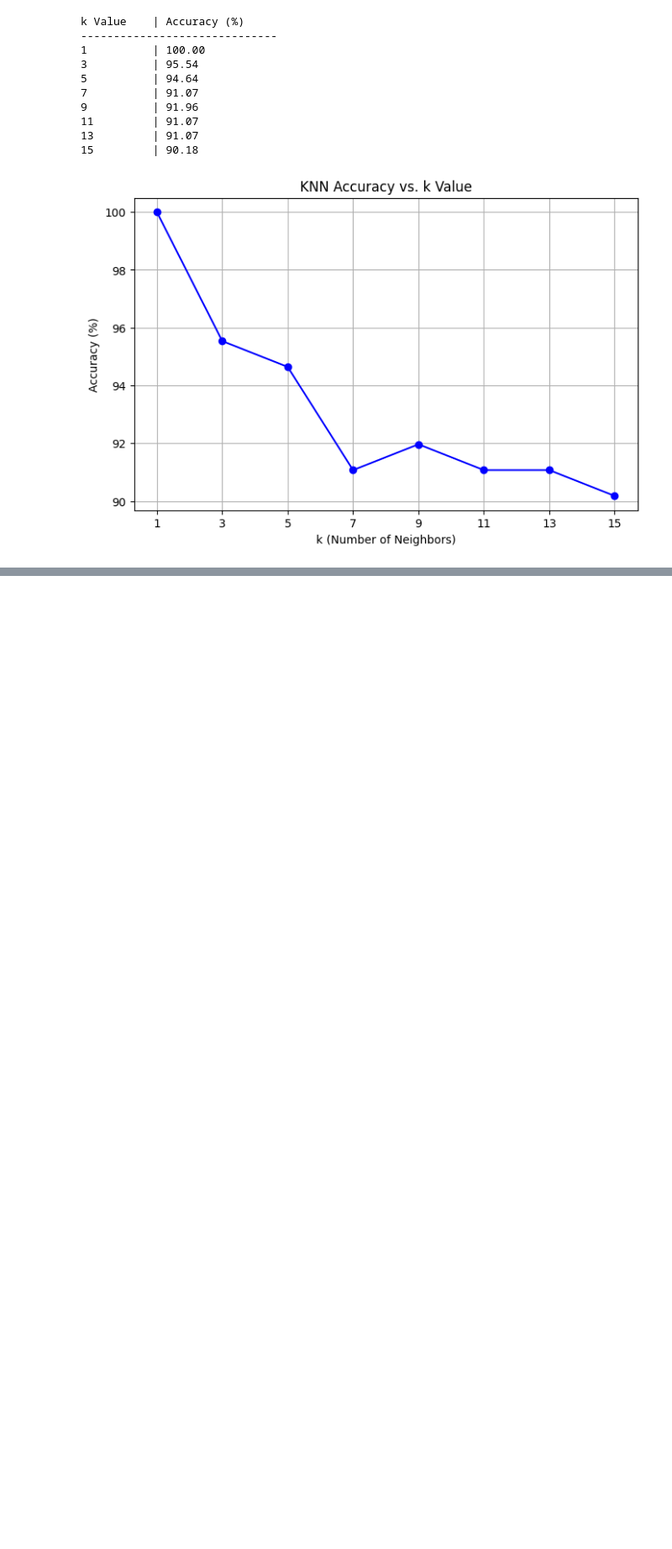
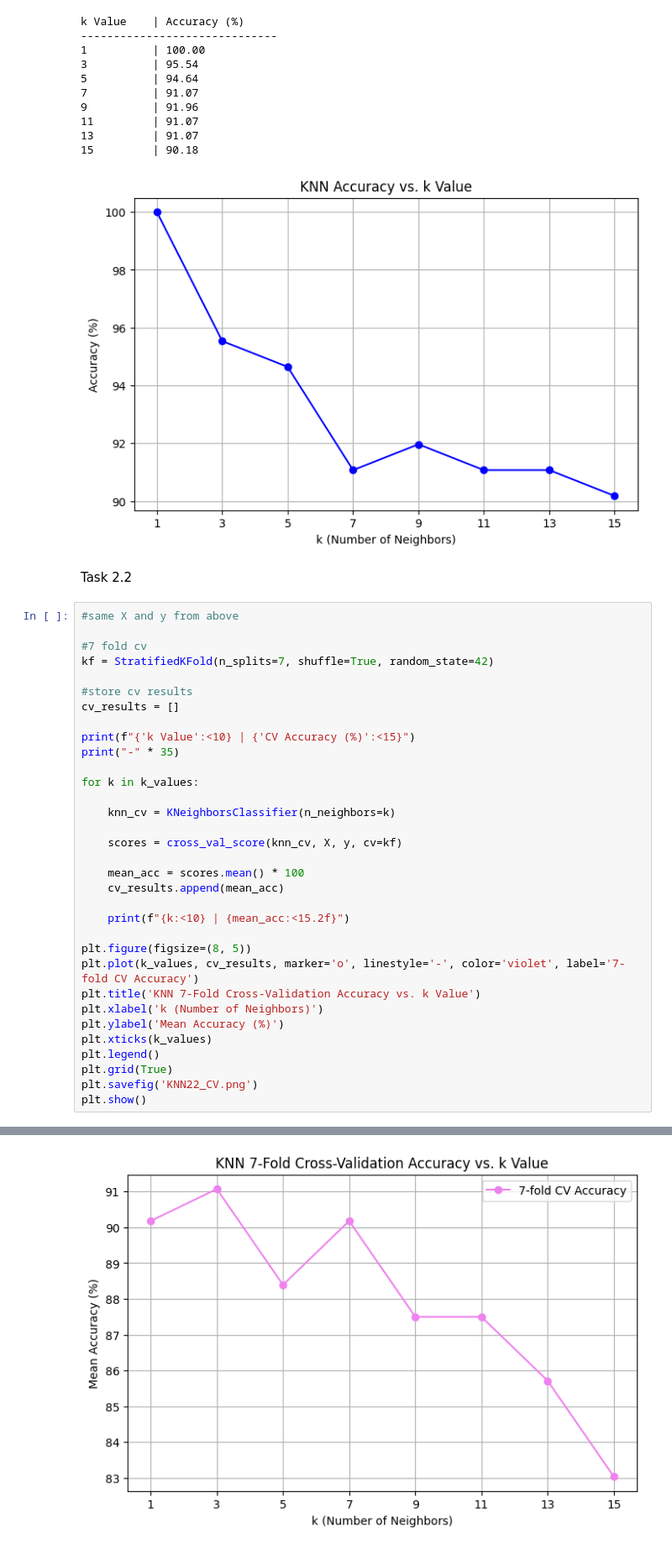
Before and after one commit to hanmtay/IntroToAI_A2, a Jupyter notebook: section2_code.ipynb, the cells around one changed output, grey strips where cells are left out. Shown at 84% size. Drawn from its saved outputs; the diff is of its cells as text; blank space fills up the shorter version.

Commit message:
finished task 2.2

```diff
--- a/section2_code.ipynb
+++ b/section2_code.ipynb
@@ -81,3 +81,39 @@ k Value    | Accuracy (%)
 13         | 91.07
 15         | 90.18
 [figure]
+# %% [markdown]
+Task 2.2
+# %%
+#same X and y from above
+
+#7 fold cv
+kf = StratifiedKFold(n_splits=7, shuffle=True, random_state=42)
+
+#store cv results
+cv_results = []
+
+print(f"{'k Value':<10} | {'CV Accuracy (%)':<15}")
+print("-" * 35)
+
+for k in k_values:
+
+    knn_cv = KNeighborsClassifier(n_neighbors=k)
+
+    scores = cross_val_score(knn_cv, X, y, cv=kf)
+
+    mean_acc = scores.mean() * 100
+    cv_results.append(mean_acc)
+
+    print(f"{k:<10} | {mean_acc:<15.2f}")
+
+plt.figure(figsize=(8, 5))
+plt.plot(k_values, cv_results, marker='o', linestyle='-', color='violet', label='7-fold CV Accuracy')
+plt.title('KNN 7-Fold Cross-Validation Accuracy vs. k Value')
+plt.xlabel('k (Number of Neighbors)')
+plt.ylabel('Mean Accuracy (%)')
+plt.xticks(k_values)
+plt.legend()
+plt.grid(True)
+plt.savefig('KNN22_CV.png')
+plt.show()
+# %% [output]
@@ -83,0 +130 @@ k Value    | Accuracy (%)
+[figure, added]
```
Also changed, not shown: parts of 2 cells of this notebook.
